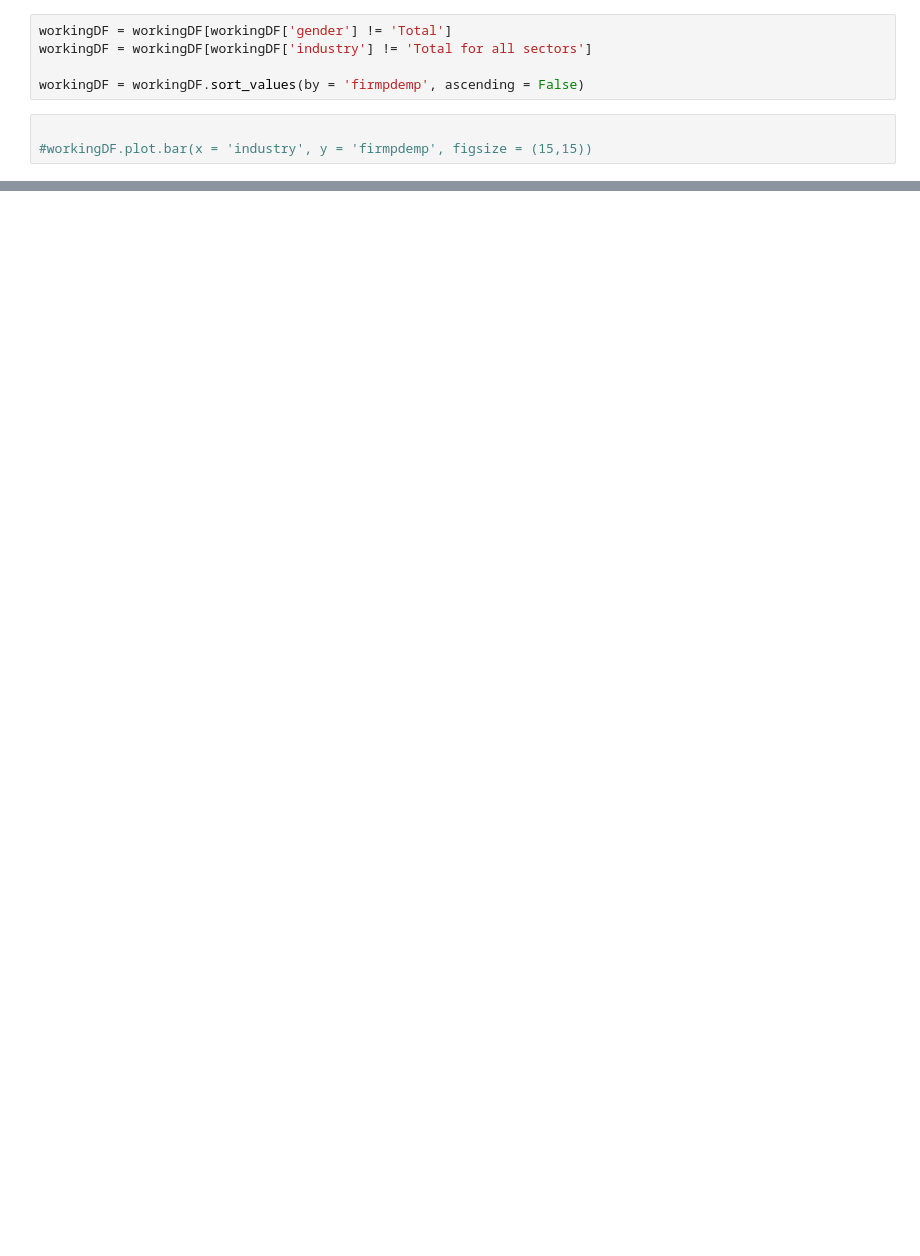
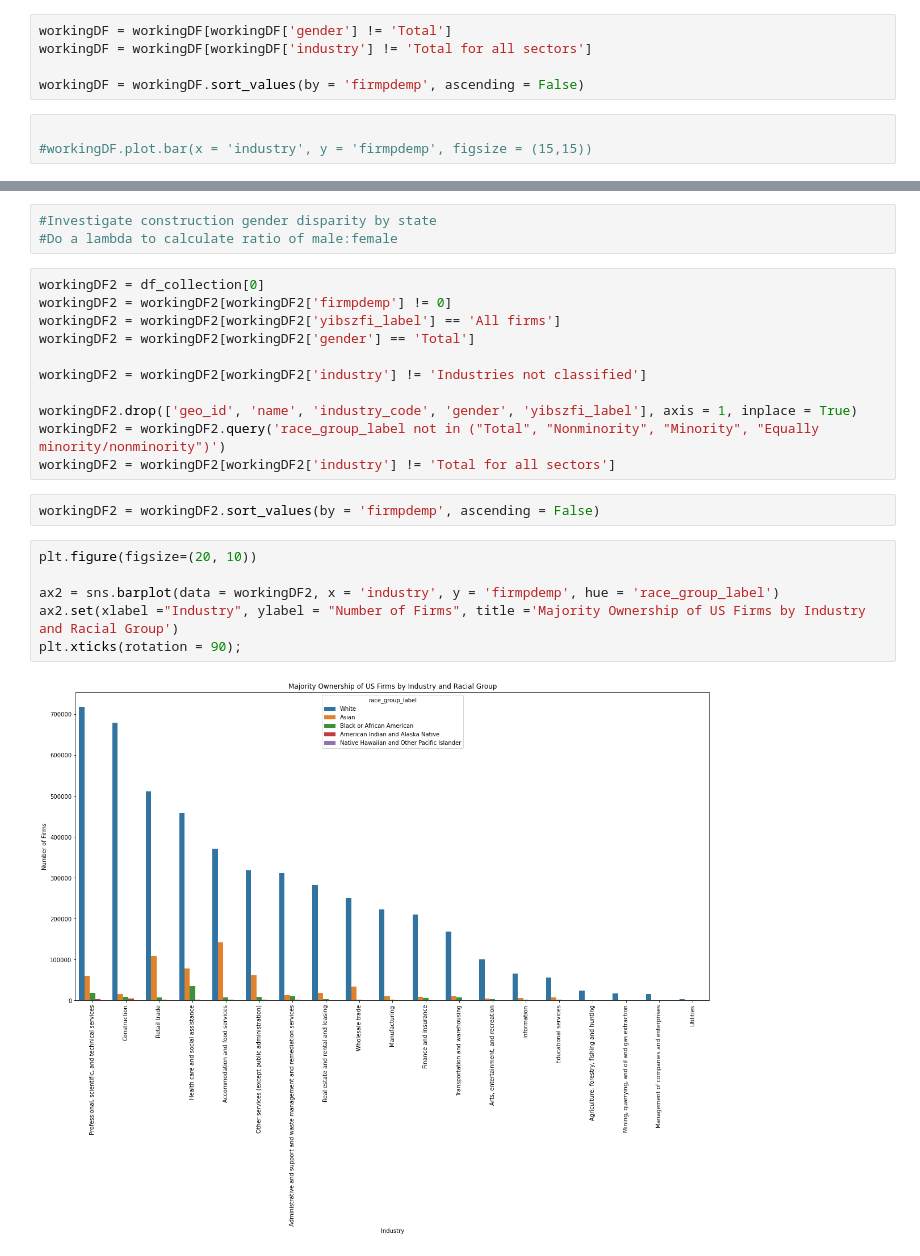
Before and after one commit to jedc4xer/abs_group_assessment, a Jupyter notebook: jake_working_copy.ipynb, the cells around one changed output, grey strips where cells are left out. Saved outputs shown, nothing was run; the diff lists cells and outputs as text; blank space fills up the shorter version.

Commit message:
Add racial group visuals/analysis

```diff
--- a/jake_working_copy.ipynb
+++ b/jake_working_copy.ipynb
@@ -200,2 +185,26 @@ plt.xticks(rotation = 90);
 # %% [output]
 [figure]
+# %%
+#Investigate construction gender disparity by state
+#Do a lambda to calculate ratio of male:female
+# %%
+workingDF2 = df_collection[0]
+workingDF2 = workingDF2[workingDF2['firmpdemp'] != 0]
+workingDF2 = workingDF2[workingDF2['yibszfi_label'] == 'All firms']
+workingDF2 = workingDF2[workingDF2['gender'] == 'Total']
+
+workingDF2 = workingDF2[workingDF2['industry'] != 'Industries not classified']
+
+workingDF2.drop(['geo_id', 'name', 'industry_code', 'gender', 'yibszfi_label'], axis = 1, inplace = True)
+workingDF2 = workingDF2.query('race_group_label not in ("Total", "Nonminority", "Minority", "Equally minority/nonminority")')
+workingDF2 = workingDF2[workingDF2['industry'] != 'Total for all sectors']
+# %%
+workingDF2 = workingDF2.sort_values(by = 'firmpdemp', ascending = False)
+# %%
+plt.figure(figsize=(20, 10))
+
+ax2 = sns.barplot(data = workingDF2, x = 'industry', y = 'firmpdemp', hue = 'race_group_label')
+ax2.set(xlabel ="Industry", ylabel = "Number of Firms", title ='Majority Ownership of US Firms by Industry and Racial Group')
+plt.xticks(rotation = 90);
+# %% [output]
+[figure, added]
```
Also changed, not shown: parts of 11 cells of this notebook.
